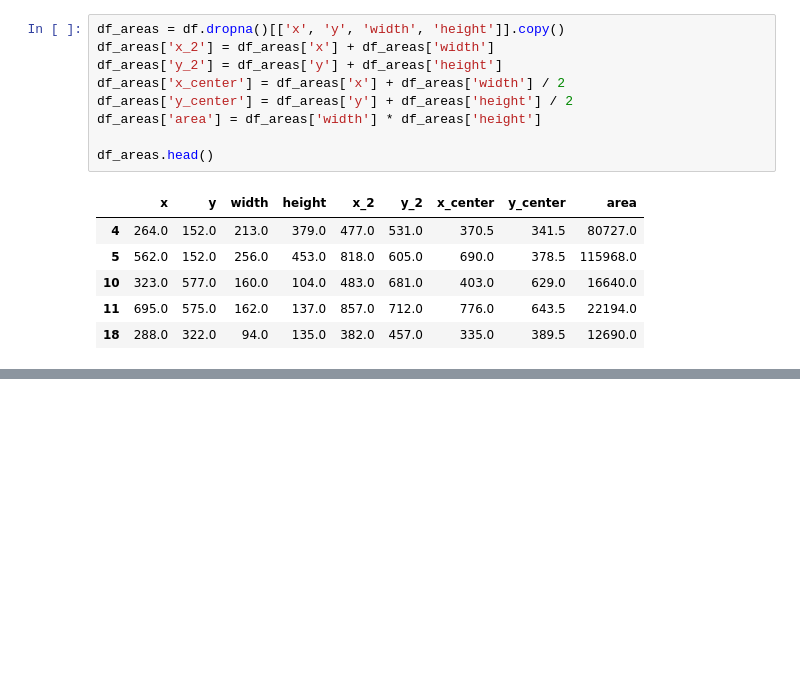
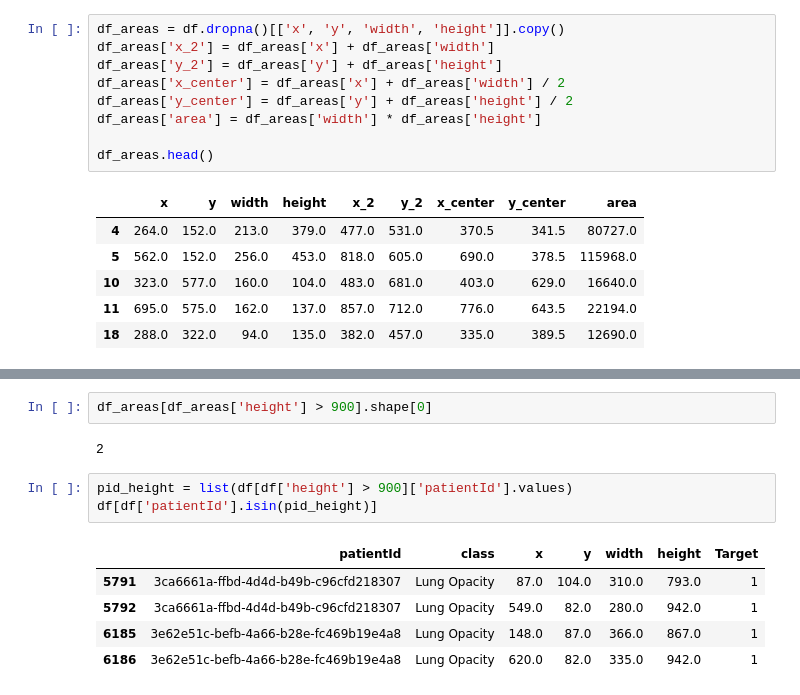
Before and after one commit to leomeloj/ml-rsna-challenge, a Jupyter notebook: kernels/Practical EDA on Numerical Data.ipynb, the cells around one changed output, grey strips where cells are left out. Drawn from its saved outputs; the diff is of its cells as text; blank space fills up the shorter version.

```diff
--- a/kernels/Practical EDA on Numerical Data.ipynb
+++ b/kernels/Practical EDA on Numerical Data.ipynb
@@ -164,0 +176,13 @@ plt.show()
+# %%
+df_areas[df_areas['height'] > 900].shape[0]
+# %% [output]
+2
+# %%
+pid_height = list(df[df['height'] > 900]['patientId'].values)
+df[df['patientId'].isin(pid_height)]
+# %% [output]
+|  | patientId | class | x | y | width | height | Target |
+| 5791 | 3ca6661a-ffbd-4d4d-b49b-c96cfd218307 | Lung Opacity | 87.0 | 104.0 | 310.0 | 793.0 | 1 |
+| 5792 | 3ca6661a-ffbd-4d4d-b49b-c96cfd218307 | Lung Opacity | 549.0 | 82.0 | 280.0 | 942.0 | 1 |
+| 6185 | 3e62e51c-befb-4a66-b28e-fc469b19e4a8 | Lung Opacity | 148.0 | 87.0 | 366.0 | 867.0 | 1 |
+| 6186 | 3e62e51c-befb-4a66-b28e-fc469b19e4a8 | Lung Opacity | 620.0 | 82.0 | 335.0 | 942.0 | 1 |
```
Also changed, not shown: parts of 55 cells of this notebook, 3 other files.
